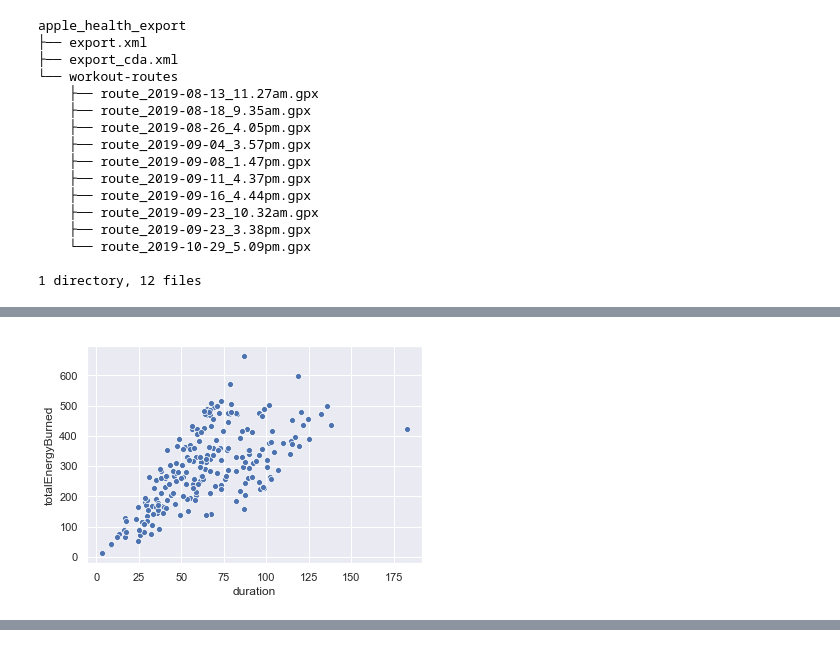
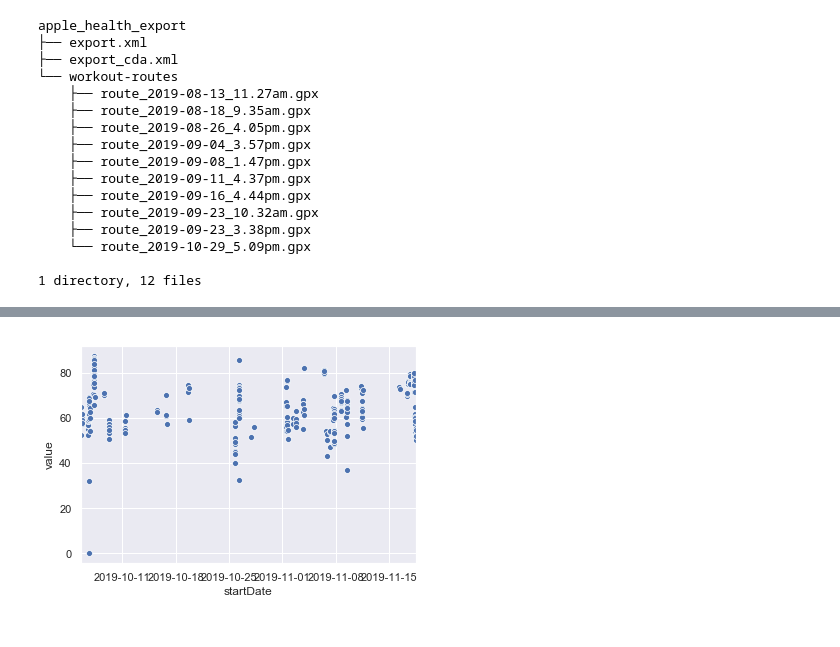
Before and after one commit to c-hamilton/HealthKit_Visualizations, a Jupyter notebook: Apple Health Kit Exploration.ipynb, the cells around one changed output, grey strips where cells are left out. Saved outputs shown, nothing was run; the diff lists cells and outputs as text; code cells hidden in the pictures.

```diff
--- a/Apple Health Kit Exploration.ipynb
+++ b/Apple Health Kit Exploration.ipynb
@@ -68,7 +69,6 @@ def flatten_nested(df, nested):
         else:
             # contains only key and value
             d[array['@key']] = array['@value']
-
         meta = meta.append(d, ignore_index=True)
     return pd.concat([df, meta], axis=1)
 
@@ -76,11 +76,14 @@ def convertColumn(name, col):
     if "date" in name.lower():
         # I can't find any documentation on the "-1000" so I am just removing it :)
         return col.str.strip("-1000").astype("datetime64[ns]")
-
+    if "value" in name.lower():
+        return pd.to_numeric(col, errors='coerce')
     return pd.to_numeric(col, errors='ignore')
 
-def data_cleaning(dataframe, nested_column):
-    dataframe = flatten_nested(dataframe, nested_column)
+def data_cleaning(dataframe, nested_column, flatten = True):
+    if flatten:
+        dataframe = flatten_nested(dataframe, nested_column)
+
     for c in dataframe:
         dataframe[c] = convertColumn(c, dataframe[c])
     dataframe.columns = dataframe.columns.str.replace('@','')
@@ -101,5 +103,4 @@ with open("pkl/ActivitySummary.pkl", 'rb') as f:
 # %%
 with open("pkl/Record.pkl", 'rb') as f:
     Record = pd.DataFrame(pickle.load(f))
-    # this times out. Need to think of another way to clean this dataset!
-    #  record_df = data_cleaning(Record, 'MetadataEntry')
+    record_df = data_cleaning(Record, 'MetadataEntry', flatten=False)
@@ -115,8 +158,0 @@ output_notebook()
-# %%
-import seaborn as sns; sns.set()
-import matplotlib.pyplot as plt
-%matplotlib inline
-
-ax = sns.scatterplot(x="duration", y="totalEnergyBurned", data=workout_df)
-# %% [output]
-[figure, removed]
@@ -124,0 +159,11 @@ import bokeh
+# %%
+import seaborn as sns; sns.set()
+import matplotlib.pyplot as plt
+%matplotlib inline
+
+audio = record_df[record_df.type == 'HKQuantityTypeIdentifierHeadphoneAudioExposure']
+plt.xlim(pd.to_datetime('2019-10-05 13:29:10'), pd.to_datetime('2019-11-18 12:52:46'))
+ax = sns.scatterplot(x="startDate", y="value", data=audio)
+audio.startDate.min(), audio.startDate.max()
+# plt.xlim(pd.to_datetime('2019-10-05 13:29:10'), pd.to_datetime('2019-11-18 12:52:46'))
+# %% [output]
@@ -124,0 +171 @@ import bokeh
+[figure, added]
```
Also changed, not shown: parts of 14 cells of this notebook.
